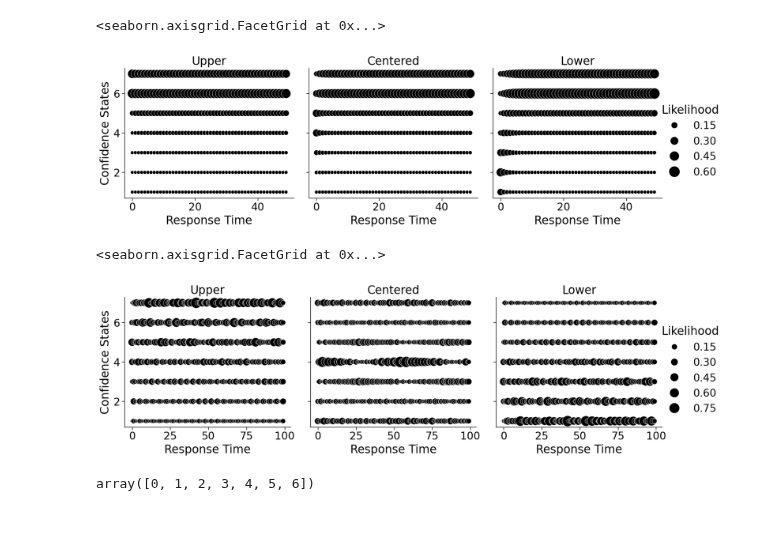
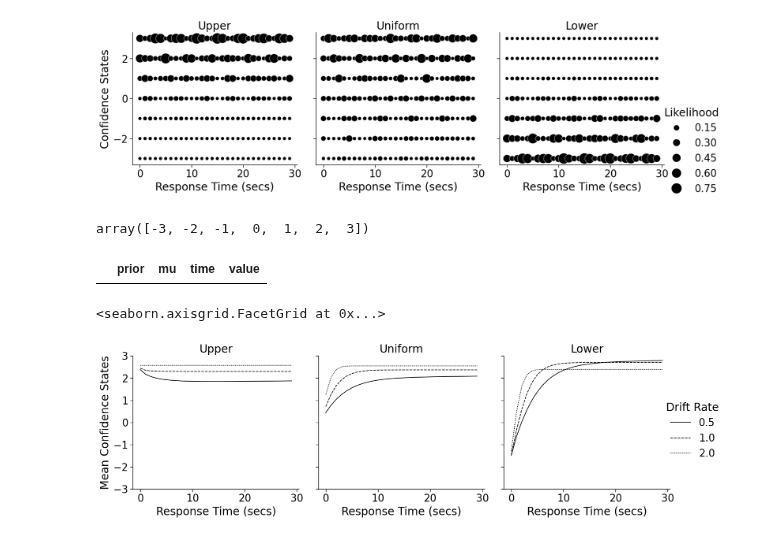
Before and after one commit to rkmalaiya/stochastic_cognitive_dynamics, a Jupyter notebook: poc/Diffusion_vs_Quantum.ipynb, the cells around one changed output. Cells and saved outputs as stored; diff of their text form; code cells hidden in the pictures.

Commit message:
completed 1st draft of plots for publication

```diff
--- a/poc/Diffusion_vs_Quantum.ipynb
+++ b/poc/Diffusion_vs_Quantum.ipynb
@@ -10,4 +10,4 @@ import seaborn as sns
 import numpy as np
 import seaborn.objects as so
 import matplotlib.pyplot as plt
-sns.set_context("paper", font_scale=2.2)
+sns.set_context("paper", font_scale=2.1)
@@ -18,7 +16,7 @@ n_states, start_width, delta, measurement_prob,  I, J = 7, 1, 1, 0.8, 1, 1
 m_Mc, m_Mw, m_Mn = ca._get_measurement_matrix(n_states, 1, prob=measurement_prob, model_type = "Markov")
 q_Mc, q_Mw, q_Mn = ca._get_measurement_matrix(n_states, 1, prob=measurement_prob, model_type = "Quantum")
 # %%
-mu, sigma, T = npx.asarray([[1]]), npx.asarray([[2]]), 100
+mu, sigma, T = npx.asarray([[1]]), npx.asarray([[1]]), 100
 
 intensity_matrix_markov = dd._buildK(n_states, mu, sigma)
 intensity_matrix_quantum = qd._buildH(n_states, mu, sigma)
@@ -28,19 +26,19 @@ phi_0_quantum = ca._get_initial_state(n_states, start_width,model_type="Quantum"
 # %%
 df_markov = pd.DataFrame()
 df_quantum = pd.DataFrame()
-for prior_type in ["Upper", "Centered", "Lower"]:
+for prior_type in ["Upper", "Uniform", "Lower"]:
     phi_0_markov = ca._get_initial_state(n_states, start_width,model_type="Markov", prior_type=prior_type)
     phi_0_quantum = ca._get_initial_state(n_states, start_width,model_type="Quantum" , prior_type=prior_type)
 
     phi_markov_arr = []
     phi_quantum_arr = []
-    for t in range(1,51):
-        phi_markov = ca.perform_state_transition(intensity_matrix_markov, npx.asarray([[t]]), npx.asarray([[delta]]),
+    for t in range(1,31):
+        phi_markov = ca.perform_state_transition(intensity_matrix_markov, npx.asarray([[t]]), npx.asarray([[1]]),
                                                 m_Mc, m_Mw, m_Mn, phi_0_markov, delta,
                                                 transition_type="RT", likelihood_type="SINGLE")
         phi_markov_arr.append(np.asarray(phi_markov.squeeze()))
-    for t in range(1,T+1):
-        phi_quantum = ca.perform_state_transition(intensity_matrix_quantum, npx.asarray([[t]]), npx.asarray([[delta]]),
+    for t in range(1,31):
+        phi_quantum = ca.perform_state_transition(intensity_matrix_quantum, npx.asarray([[t]]), npx.asarray([[1]]),
                                                 q_Mc, q_Mw, q_Mn, phi_0_quantum, delta,
                                                 transition_type="RT", likelihood_type="SINGLE")
         phi_quantum_arr.append(np.abs(phi_quantum.squeeze())**2)
@@ -81,6 +79,6 @@ pd.DataFrame(scx.linalg.expm(intensity_matrix_markov).squeeze())
 # %%
-df_markov_plot = df_markov.melt(id_vars = "prior", ignore_index=False, var_name="time").reset_index(names="states").assign(states = lambda df: df.states + 1)
-df_quantum_plot = df_quantum.melt(id_vars = "prior", ignore_index=False, var_name="time").reset_index(names="states").assign(states = lambda df: df.states + 1)
+df_markov_plot = df_markov.melt(id_vars = "prior", ignore_index=False, var_name="time").reset_index(names="states").assign(states = lambda df: df.states - n_states//2 )
+df_quantum_plot = df_quantum.melt(id_vars = "prior", ignore_index=False, var_name="time").reset_index(names="states").assign(states = lambda df: df.states - n_states//2)
 df_markov_plot
 # %% [output]
 |  | states | prior | time | value |
@@ -99,10 +108,15 @@ df_markov_plot
 # %%
-f = sns.relplot(df_markov_plot,
-x="time", y="states",size="value", col="prior", sizes=(40,400), color="Black", aspect=1)
+f = sns.relplot(df_quantum_plot,
+x="time", y="states",size="value", col="prior", sizes=(40,400), color="Black")
 f.set_titles("{col_name}")
 f.legend.set_title("Likelihood")
-f.set_xlabels("Response Time")
+f.set_xlabels("Response Time (secs)")
 f.set_ylabels("Confidence States")
+f.legend.set_loc("lower right")
 # %% [output]
-<seaborn.axisgrid.FacetGrid at 0x...>
-[figure, old version]
+[figure, new version]
+# %%
+mv = np.arange(-(n_states//2), (n_states//2)+1)
+mv
+# %% [output]
+array([-3, -2, -1,  0,  1,  2,  3])
@@ -109,15 +149,16 @@ f.set_ylabels("Confidence States")
+# %%
+df_markov1_plot = df_markov1.melt(id_vars=["prior", "mu"], var_name="time")
+df_quantum1_plot = df_quantum1.melt(id_vars=["prior", "mu"], var_name="time")
+df_markov1_plot.query("value > 3")
+# %% [output]
+|  | prior | mu | time | value |
 # %%
-f = sns.relplot(df_quantum_plot,
-x="time", y="states",size="value", col="prior", sizes=(40,400), color="Black", aspect=1)
+f = sns.relplot(df_markov1_plot,
+x="time", y="value", col="prior", style="mu", kind="line", color="Black", facet_kws={"ylim":(-(n_states//2), (n_states//2))})
+f.legend.set_title("Drift Rate")
+f.set_xlabels("Response Time (secs)")
+f.set_ylabels("Mean Confidence States")
 f.set_titles("{col_name}")
-f.legend.set_title("Likelihood")
-f.set_xlabels("Response Time")
-f.set_ylabels("Confidence States")
 # %% [output]
 <seaborn.axisgrid.FacetGrid at 0x...>
-[figure, old version]
+[figure, new version]
-# %%
-mv = np.arange(0,n_states)
-mv
-# %% [output]
-array([0, 1, 2, 3, 4, 5, 6])
```
Also changed, not shown: parts of 11 cells of this notebook.
